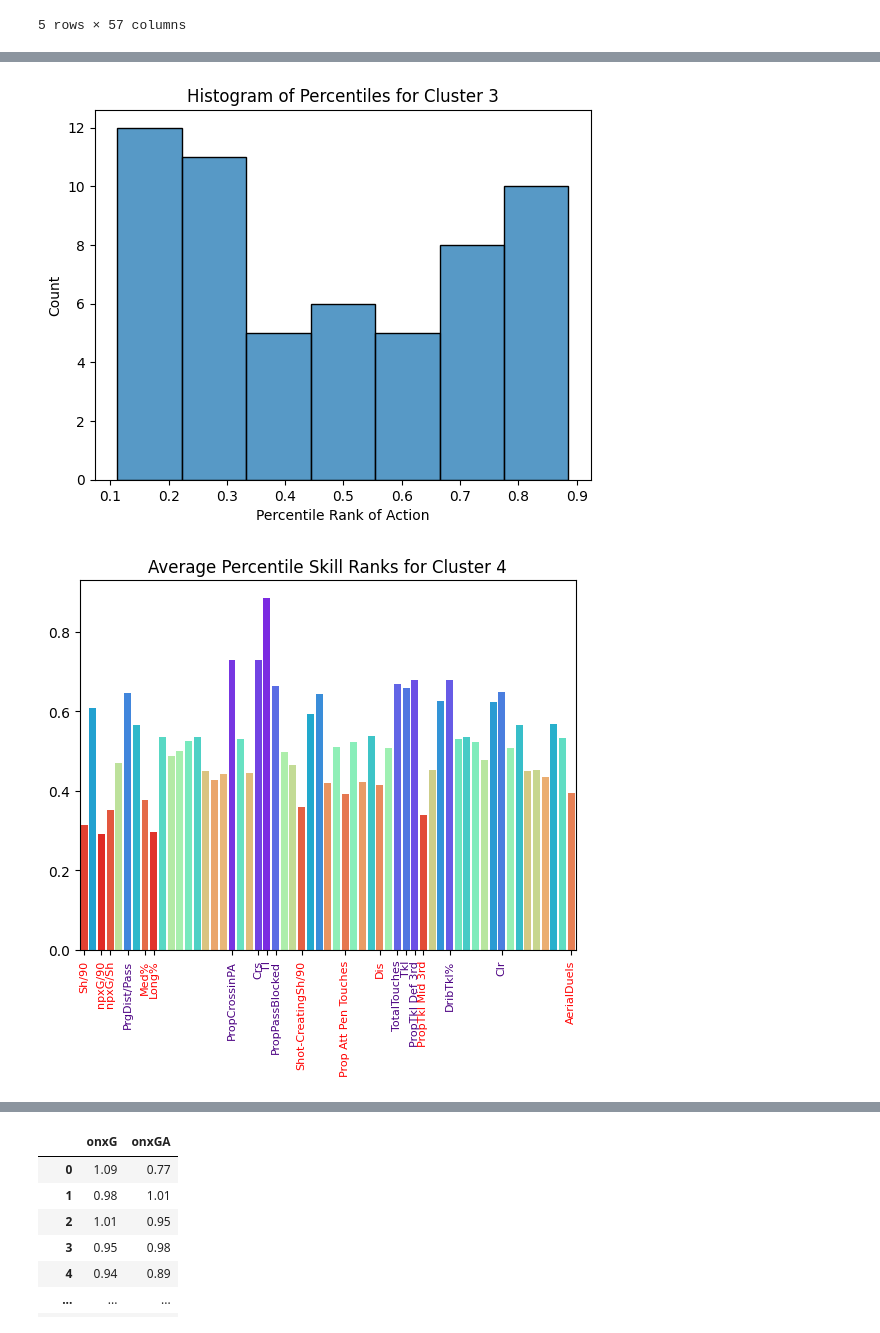
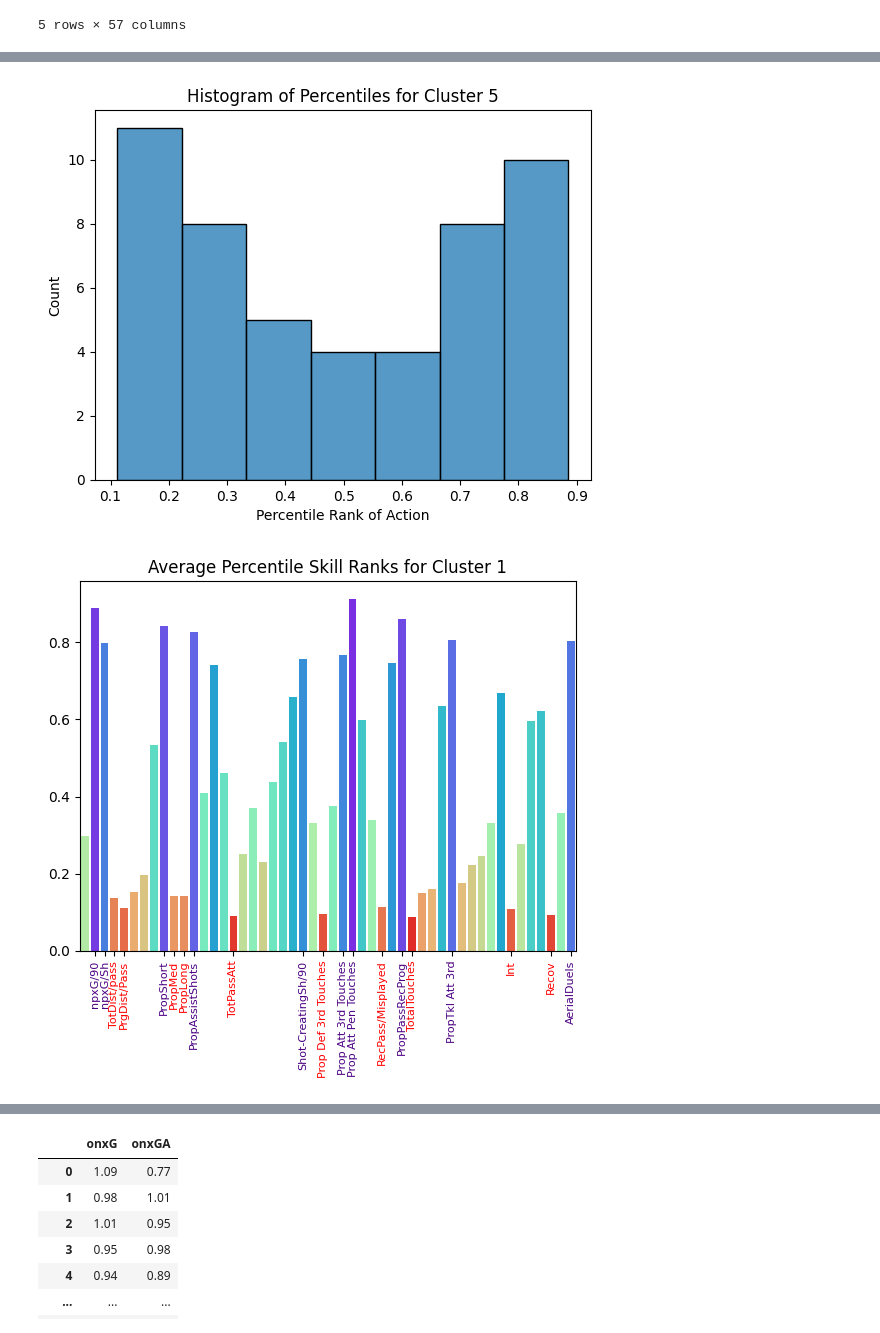
Before and after one commit to marcjbaron/soccer_scouting, a Jupyter notebook: notebooks/PtIII_cluster_analysis.ipynb, the cells around one changed output, grey strips where cells are left out. Cells and saved outputs as stored; diff of their text form; code cells hidden in the pictures.

```diff
--- a/notebooks/PtIII_cluster_analysis.ipynb
+++ b/notebooks/PtIII_cluster_analysis.ipynb
@@ -380,0 +408,3 @@ for element in range(len(umap_data)):
+# %%
+# Change cluster names (for visualization purposes)
+cluster_data['Cluster'] = cluster_data['Cluster'].map({4.0:1.0, 5.0:2.0, 2.0:3.0, 1.0:4.0, 3.0:5.0 })
@@ -381,9 +431,10 @@ for element in range(len(umap_data)):
 # %%
+
 cluster_pctl = data.iloc[:, 8:].rank(pct=True)
 cluster_pctl["Player Type"] = clusters
 # Drop stats that didn't contribute (mainly goal/assist stats)
-cluster_pctl.drop(columns = ['Gls/90', 'np:G-xG', 'Ast',
-          'xA', 'onG', 'onGA', '+/-',
+cluster_pctl.drop(columns = ['Gls/90', 'np:G-xG', 'Ast', 'xAG', 'A-xAG', 'Sh/90', 'Past', 'Starts', 'Mn/Start',
+          'xA', 'onG', 'onGA', '+/-', 'TimesOffside',
            'On-Off', 'onxG', 'onxGA', 'xG+/-', 'onG-xG', 'onGA-xGA', 'G-xG+/-'], inplace=True)
 # %%
 
@@ -400,6 +468,3 @@ for index, row in cluster_avg.iterrows():
         cluster_skills.append(cluster_worst_skills)
 
         all_skills.append(cluster_skills) # All skills contains both best and worst skills
-# %%
-df = pd.DataFrame(cluster_avg, index = [0])
-df.iloc[:, [0,2]].values
@@ -526,6 +598,24 @@ def playstyle_plots(cluster_num, data):
             label.set_color('r')
         if val in skill_vals[10:]:
             label.set_color('indigo')
+
+    # Give manually changed labels; if change has happened, skip over other statements
+    change = 0
+    if cluster_num == 0:
+        cluster_num = 3
+        change +=1
+    elif (cluster_num == 1) & (change == 0):
+        cluster_num = 2
+        change +=1
+    elif (cluster_num == 2) & (change == 0):
+        cluster_num = 4
+        change +=1
+    elif (cluster_num == 3) & (change == 0):
+        cluster_num = 0
+        change +=1
+    elif (cluster_num == 4) & (change == 0):
+        cluster_num = 1
+        change +=1
     plt.title(f'Average Percentile Skill Ranks for Cluster {cluster_num+1}')
     plt.savefig(f"../reports/figures/cluster_{cluster_num+1}_action_profile.png", bbox_inches="tight")
     plt.show()
@@ -537,6 +627,8 @@ def playstyle_plots(cluster_num, data):
     plt.savefig(f"../reports/figures/cluster_{cluster_num+1}_histogram.png", bbox_inches="tight")
     plt.show()
 # %%
+# Need to give correct label
+cluster_data['Cluster'] = cluster_data['Cluster'].map({4.0:1.0, 5.0:2.0, 2.0:3.0, 1.0:4.0, 3.0:5.0 })
 for cluster_num in set(clusters):
     playstyle_plots(cluster_num, cluster_avg)
 
@@ -550,2 +642,2 @@ for cluster_num in set(clusters):
-[figure, old version]
+[figure, new version]
-[figure, old version]
+[figure, new version]
```
Also changed, not shown: parts of 19 cells of this notebook, 30 other files.
